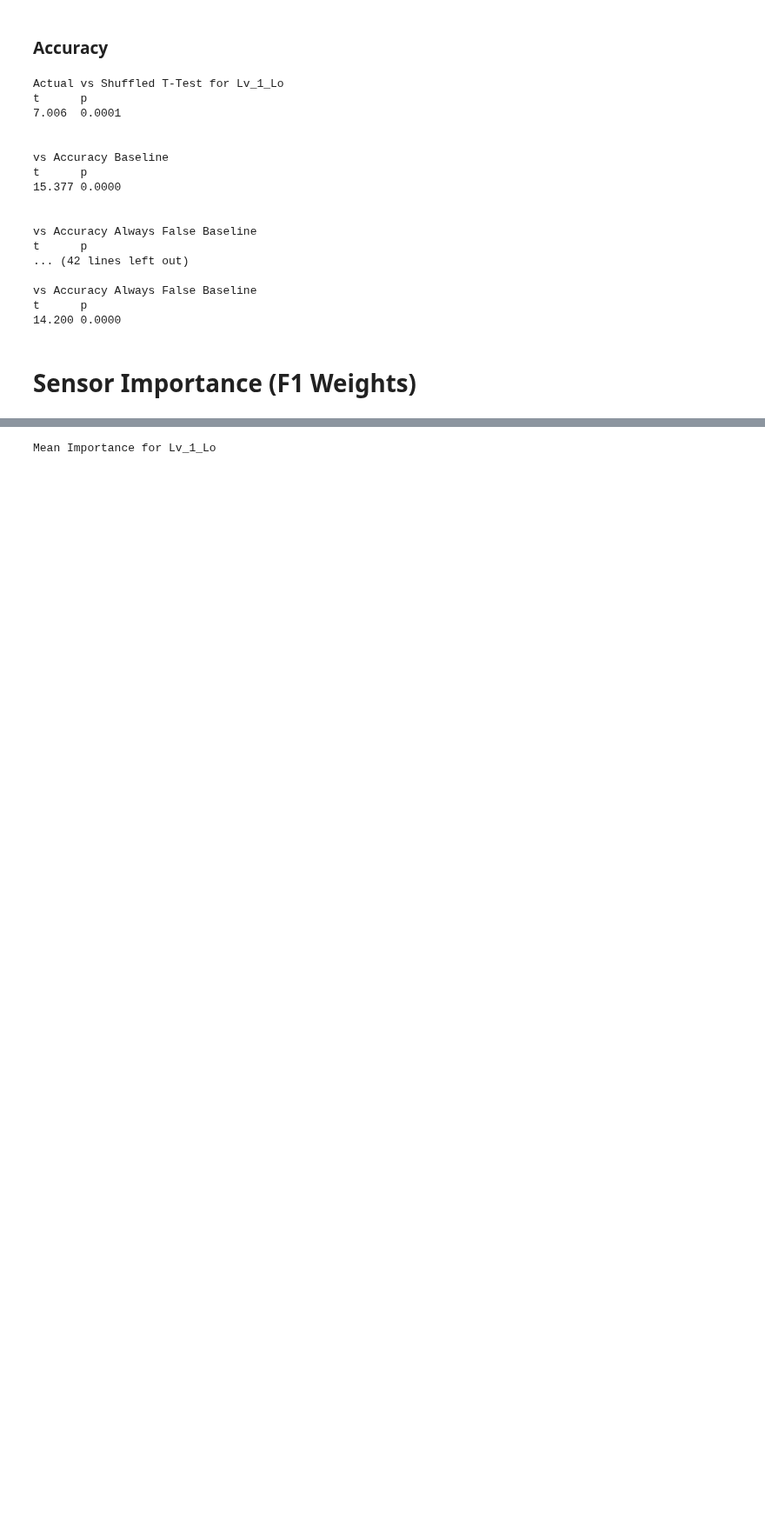
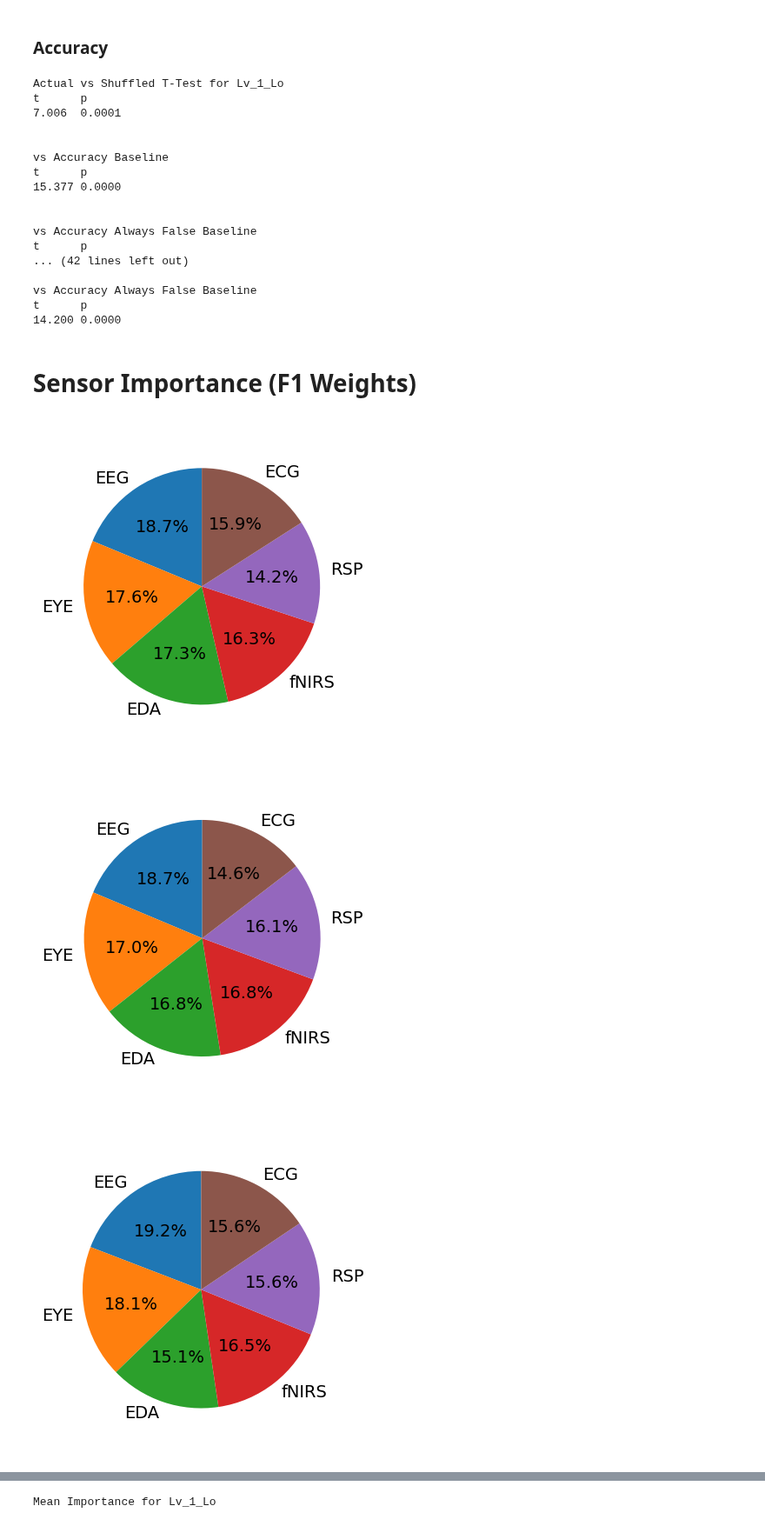
Before and after one commit to jaspershen21/jshen_DLA, a Jupyter notebook: Notebooks/Figures.ipynb, the cells around one changed output, grey strips where cells are left out. Shown at 87% size. Cells and saved outputs as stored; diff of their text form; code cells hidden in the pictures; blank space fills up the shorter version.

Commit message:
Add pie charts for sensor importances

```diff
--- a/Notebooks/Figures.ipynb
+++ b/Notebooks/Figures.ipynb
@@ -402,3 +402,50 @@ t      p
 # Load data
 with open("./../Pickle Files/3_Moving_Average_Model_by_Sensor_With_Intercepts.pkl", "rb") as f:
     f1_scores, accuracy_scores, models = pickle.load(f)
+# %%
+levels = ["Lv_1_Lo", "Lv_2_Lo", "Lv_3_Lo", "Tot_Lo"]
+mean_importances = {}
+
+# Compute mean importance values for all levels
+for level in levels:
+    # Mean F1 for each sensor
+    mean_scores = {
+        sensor: np.mean(f1_scores["Actual"][level][sensor])
+        for sensor in f1_scores["Actual"][level]
+    }
+
+    # Normalize scores to convert to importance values
+    total = sum(mean_scores.values())
+    mean_importances[level] = { sensor: value / total for sensor, value in mean_scores.items() }
+
+# Choose consistent sensor ordering using Tot_Lo as reference
+reference = mean_importances["Tot_Lo"]
+sensor_order = sorted(reference, key = lambda s: reference[s], reverse = True)
+
+# Choose consistent sensor color using tab10 palette
+palette = plt.get_cmap("tab10")
+color_map = { sensor: palette(i) for i, sensor in enumerate(sensor_order) }
+
+# Plot one pie chart per level
+for level in levels:
+    values = [mean_importances[level][s] for s in sensor_order]
+
+    fig, ax = plt.subplots(figsize = (4, 4))
+    wedges, texts, autotexts = ax.pie(
+        values,
+        labels = sensor_order,
+        colors = [color_map[s] for s in sensor_order],
+        autopct = "%1.1f%%",
+        startangle = 90,
+        textprops = {"fontsize": 14}
+    )
+    ax.axis("equal")  # keep circle
+
+    # Save and show
+    plt.tight_layout()
+    plt.savefig(f"./../Images/Paper Figures/{level}_Sensor_Importance.svg", bbox_inches = "tight", pad_inches = 0)
+    plt.show()
+# %% [output]
+[figure, added]
+[figure, added]
+[figure, added]
```
Also changed, not shown: parts of 1 cell of this notebook.
